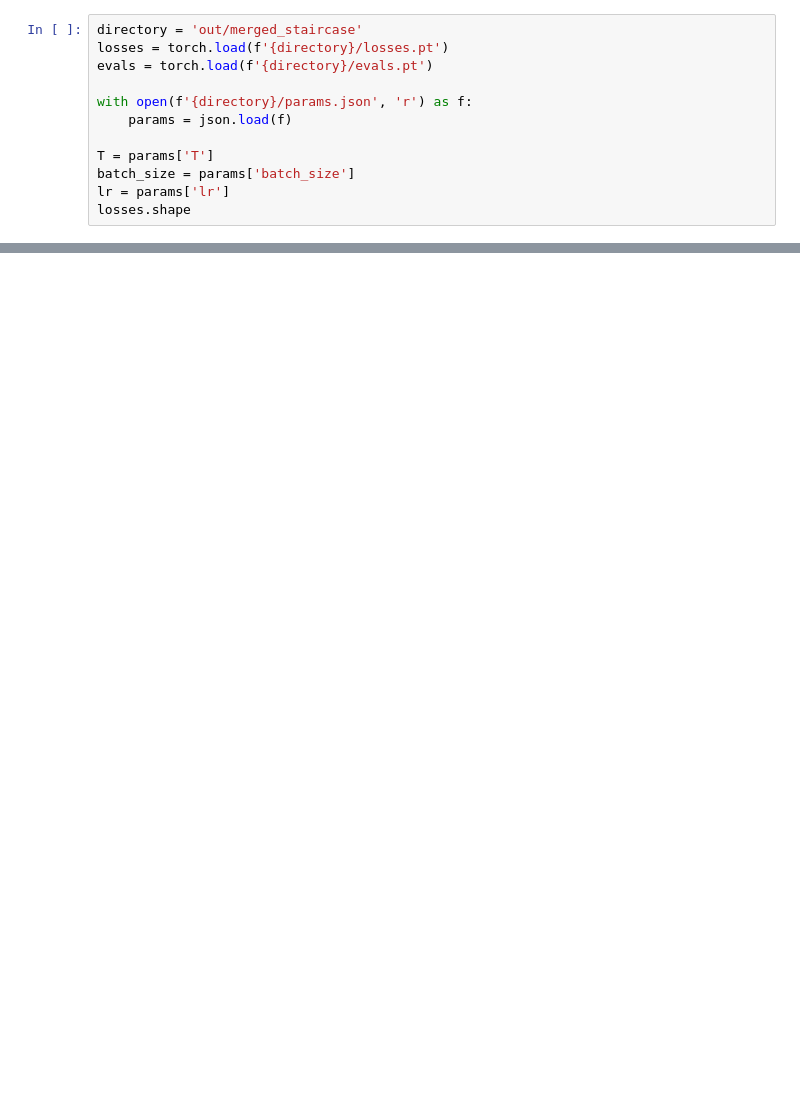
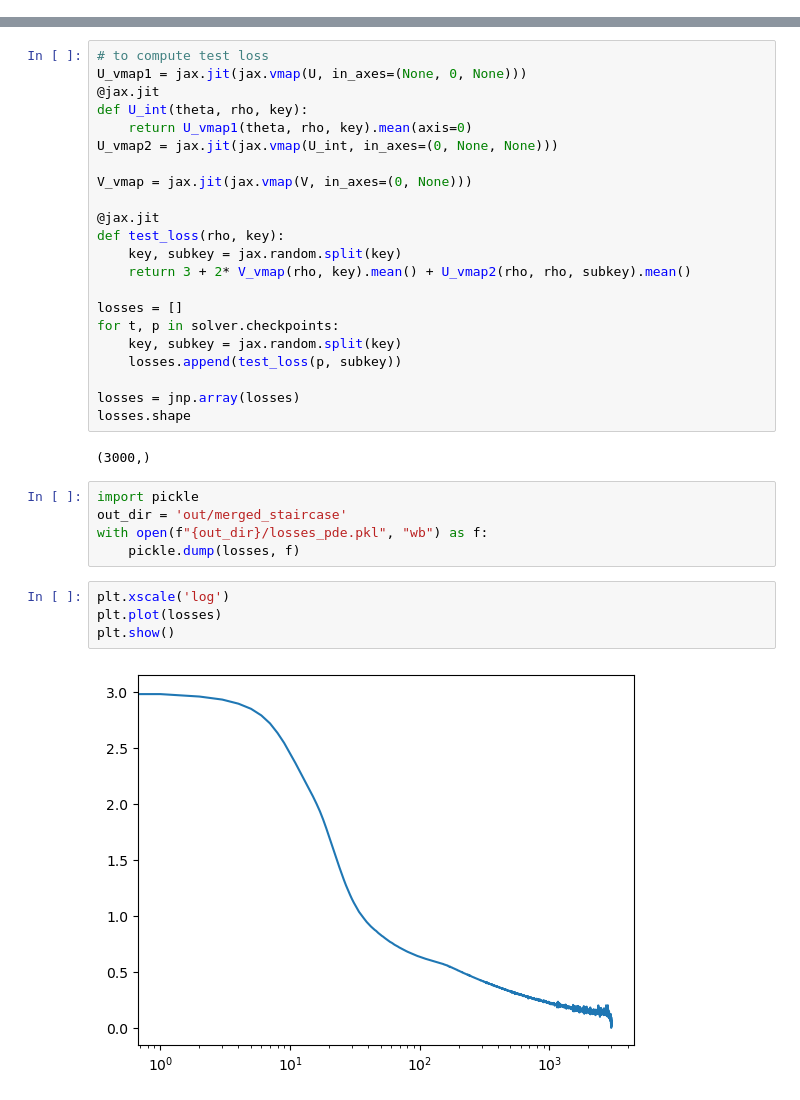
Before and after one commit to keremdayi2/learning-NN, a Jupyter notebook: merged_staircase_pde.ipynb, the cells around one changed output, grey strips where cells are left out. Cells and saved outputs as stored; diff of their text form; blank space fills up the shorter version.

```diff
--- a/merged_staircase_pde.ipynb
+++ b/merged_staircase_pde.ipynb
@@ -119,12 +0,0 @@ def running_avg(x, window_size = 10):
-# %%
-directory = 'out/merged_staircase'
-losses = torch.load(f'{directory}/losses.pt')
-evals = torch.load(f'{directory}/evals.pt')
-
-with open(f'{directory}/params.json', 'r') as f:
-    params = json.load(f)
-
-T = params['T']
-batch_size = params['batch_size']
-lr = params['lr']
-losses.shape
@@ -162,0 +169,35 @@ plt.show()
+# %%
+# to compute test loss
+U_vmap1 = jax.jit(jax.vmap(U, in_axes=(None, 0, None)))
+@jax.jit
+def U_int(theta, rho, key):
+    return U_vmap1(theta, rho, key).mean(axis=0)
+U_vmap2 = jax.jit(jax.vmap(U_int, in_axes=(0, None, None)))
+
+V_vmap = jax.jit(jax.vmap(V, in_axes=(0, None)))
+
+@jax.jit
+def test_loss(rho, key):
+    key, subkey = jax.random.split(key)
+    return 3 + 2* V_vmap(rho, key).mean() + U_vmap2(rho, rho, subkey).mean()
+
+losses = []
+for t, p in solver.checkpoints:
+    key, subkey = jax.random.split(key)
+    losses.append(test_loss(p, subkey))
+
+losses = jnp.array(losses)
+losses.shape
+# %% [output]
+(3000,)
+# %%
+import pickle
+out_dir = 'out/merged_staircase'
+with open(f"{out_dir}/losses_pde.pkl", "wb") as f:
+    pickle.dump(losses, f)
+# %%
+plt.xscale('log')
+plt.plot(losses)
+plt.show()
+# %% [output]
+[figure, added]
```
Also changed, not shown: parts of 19 cells of this notebook, 1 other file.
